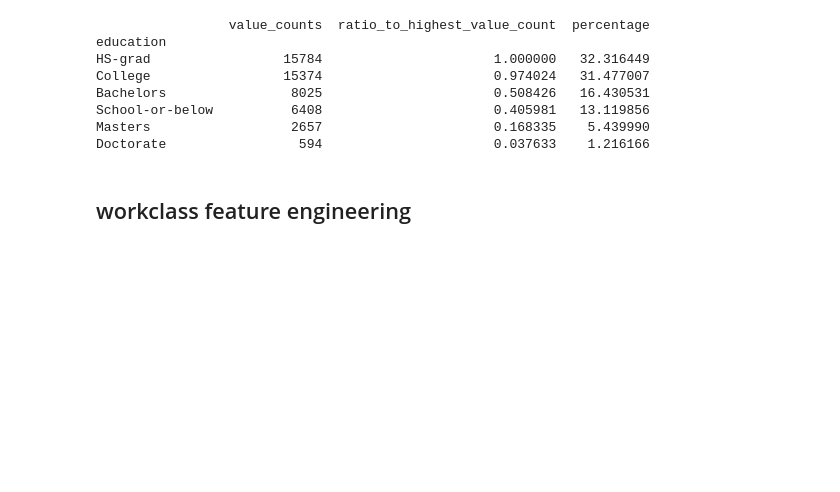
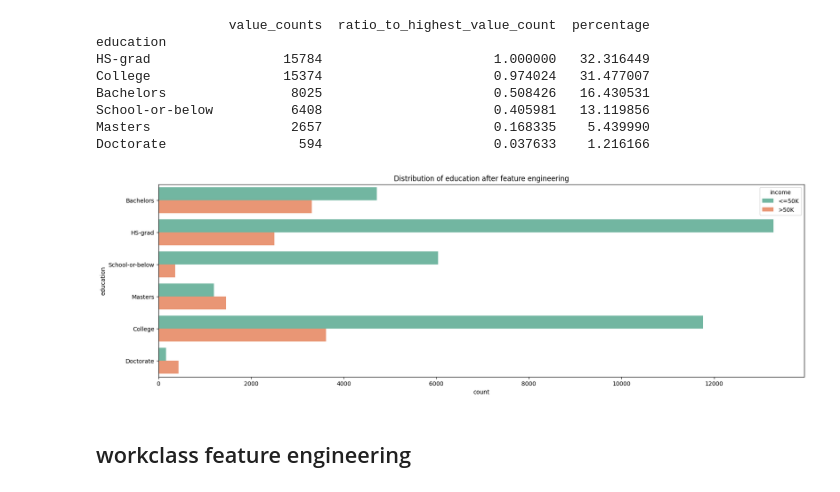
Before and after one commit to JanakaDilshanSendnayake/ML-Coursework, a Jupyter notebook: Data Preprocessing.ipynb, the cells around one changed output. Saved outputs shown, nothing was run; the diff lists cells and outputs as text; code cells hidden in the pictures; blank space fills up the shorter version.

```diff
--- a/Data Preprocessing.ipynb
+++ b/Data Preprocessing.ipynb
@@ -517,6 +533,13 @@ Bachelors                8025                      0.508426   16.430531
 School-or-below          6408                      0.405981   13.119856
 Masters                  2657                      0.168335    5.439990
 Doctorate                 594                      0.037633    1.216166
+# %%
+plt.figure(figsize=(20,6))
+sns.countplot(y='education',hue='income',data=df,palette='Set2')
+plt.title(f'Distribution of education after feature engineering')
+plt.show()
+# %% [output]
+[figure, added]
 # %% [markdown]
 ## workclass feature engineering
 # %%
```
Also changed, not shown: parts of 45 cells of this notebook.
